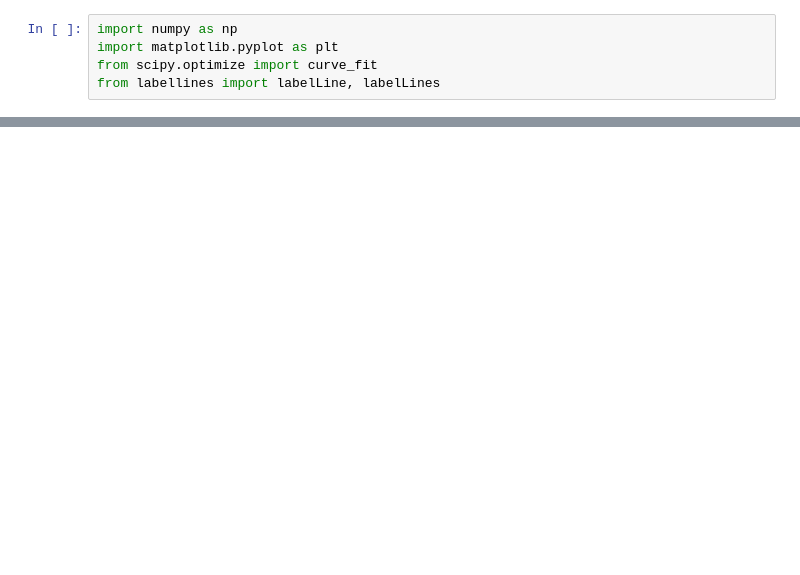
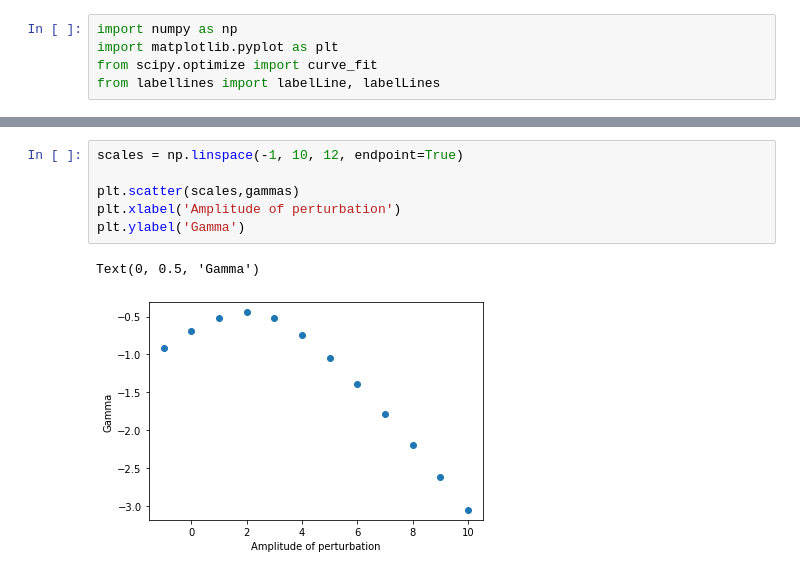
Before and after one commit to gsalinasphys/axionstars, a Jupyter notebook: dilute_ground_em.ipynb, the cells around one changed output, grey strips where cells are left out. Cells and saved outputs as stored; diff of their text form; blank space fills up the shorter version.

```diff
--- a/dilute_ground_em.ipynb
+++ b/dilute_ground_em.ipynb
@@ -128 +153,10 @@ for scale in scales:
+# %%
+scales = np.linspace(-1, 10, 12, endpoint=True)
+
+plt.scatter(scales,gammas)
+plt.xlabel('Amplitude of perturbation')
+plt.ylabel('Gamma')
+# %% [output]
+Text(0, 0.5, 'Gamma')
+[figure, added]
 # %%
```
Also changed, not shown: parts of 6 cells of this notebook, 17 other files.
